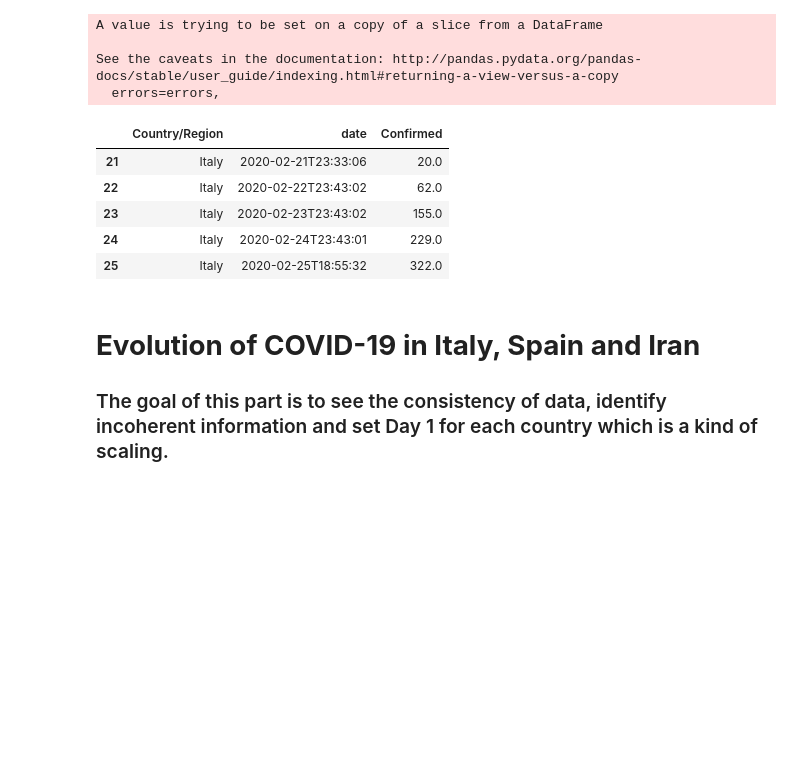
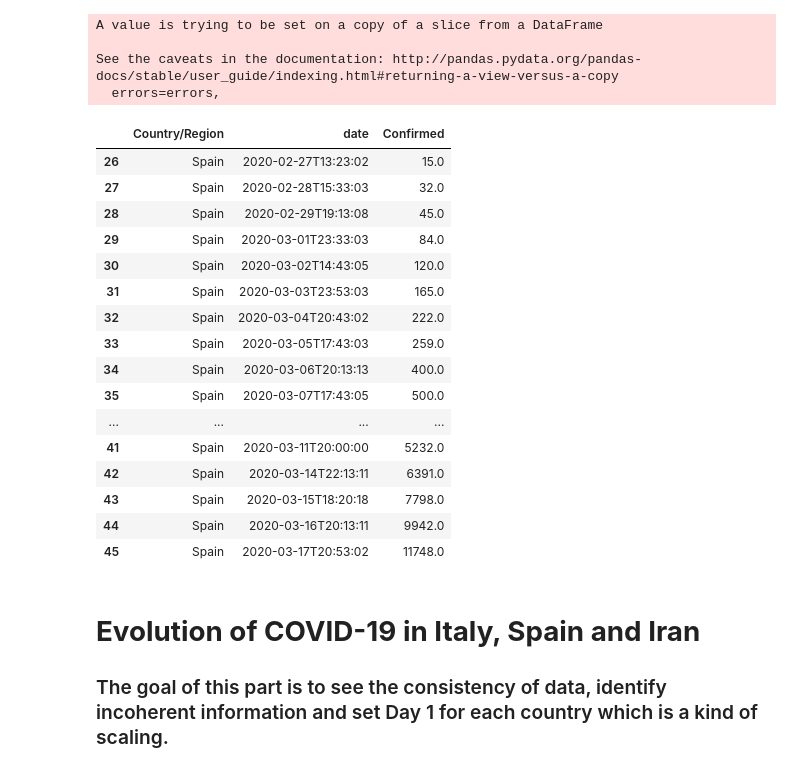
Before and after one commit to hatim1971/covid-19, a Jupyter notebook: Covid19_ETL.ipynb, the cells around one changed output. Saved outputs shown, nothing was run; the diff lists cells and outputs as text; code cells hidden in the pictures; blank space fills up the shorter version.

```diff
--- a/Covid19_ETL.ipynb
+++ b/Covid19_ETL.ipynb
@@ -229,15 +229,26 @@ A value is trying to be set on a copy of a slice from a DataFrame
 
 See the caveats in the documentation: http://pandas.pydata.org/pandas-docs/stable/user_guide/indexing.html#returning-a-view-versus-a-copy
   errors=errors,
-# %%
-df_it.head()
-# %% [output]
-|  | Country/Region | date | Confirmed |
-| 21 | Italy | 2020-02-21T23:33:06 | 20.0 |
-| 22 | Italy | 2020-02-22T23:43:02 | 62.0 |
-| 23 | Italy | 2020-02-23T23:43:02 | 155.0 |
-| 24 | Italy | 2020-02-24T23:43:01 | 229.0 |
-| 25 | Italy | 2020-02-25T18:55:32 | 322.0 |
+# %%
+df_sp.head(30)
+# %% [output]
+|  | Country/Region | date | Confirmed |
+| 26 | Spain | 2020-02-27T13:23:02 | 15.0 |
+| 27 | Spain | 2020-02-28T15:33:03 | 32.0 |
+| 28 | Spain | 2020-02-29T19:13:08 | 45.0 |
+| 29 | Spain | 2020-03-01T23:33:03 | 84.0 |
+| 30 | Spain | 2020-03-02T14:43:05 | 120.0 |
+| 31 | Spain | 2020-03-03T23:53:03 | 165.0 |
+| 32 | Spain | 2020-03-04T20:43:02 | 222.0 |
+| 33 | Spain | 2020-03-05T17:43:03 | 259.0 |
+| 34 | Spain | 2020-03-06T20:13:13 | 400.0 |
+| 35 | Spain | 2020-03-07T17:43:05 | 500.0 |
+| ... | ... | ... | ... |
+| 41 | Spain | 2020-03-11T20:00:00 | 5232.0 |
+| 42 | Spain | 2020-03-14T22:13:11 | 6391.0 |
+| 43 | Spain | 2020-03-15T18:20:18 | 7798.0 |
+| 44 | Spain | 2020-03-16T20:13:11 | 9942.0 |
+| 45 | Spain | 2020-03-17T20:53:02 | 11748.0 |
 # %% [markdown]
 # **Evolution of COVID-19 in Italy, Spain and Iran**
 ### The goal of this part is to see the consistency of data, identify incoherent information and set Day 1 for each country which is a kind of scaling.
```
Also changed, not shown: parts of 6 cells of this notebook.
